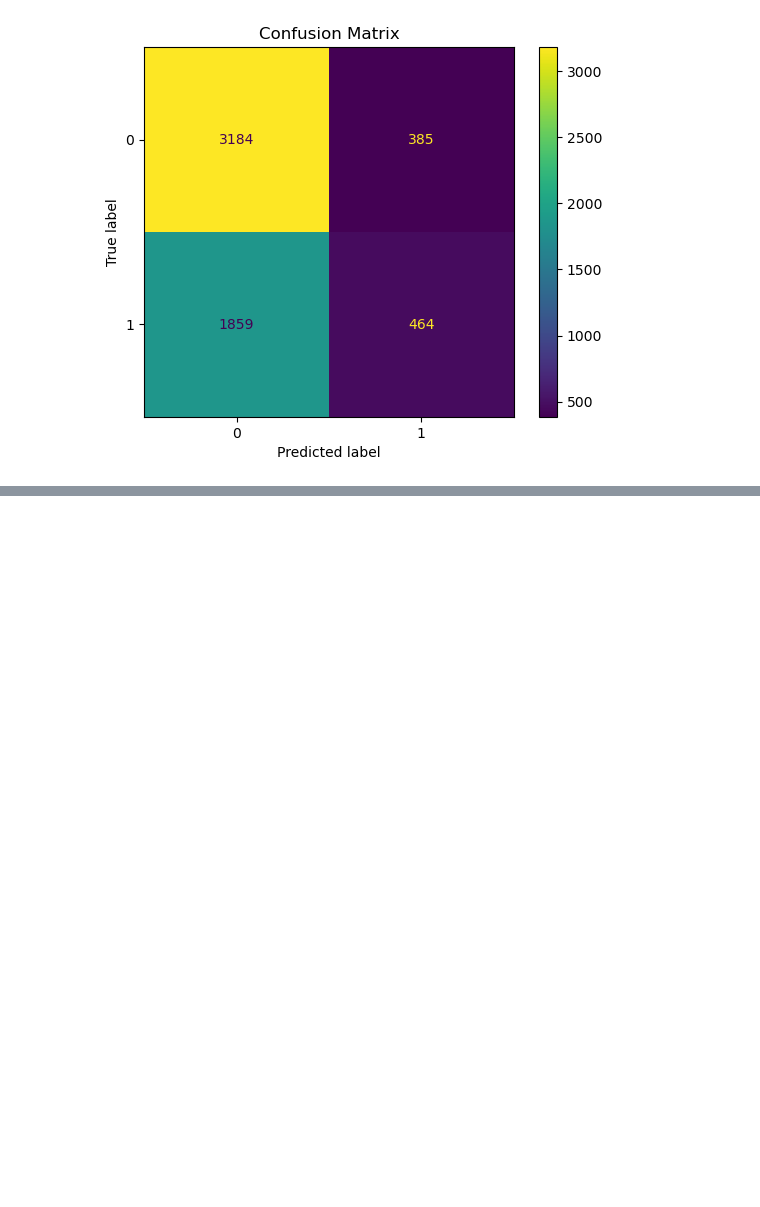
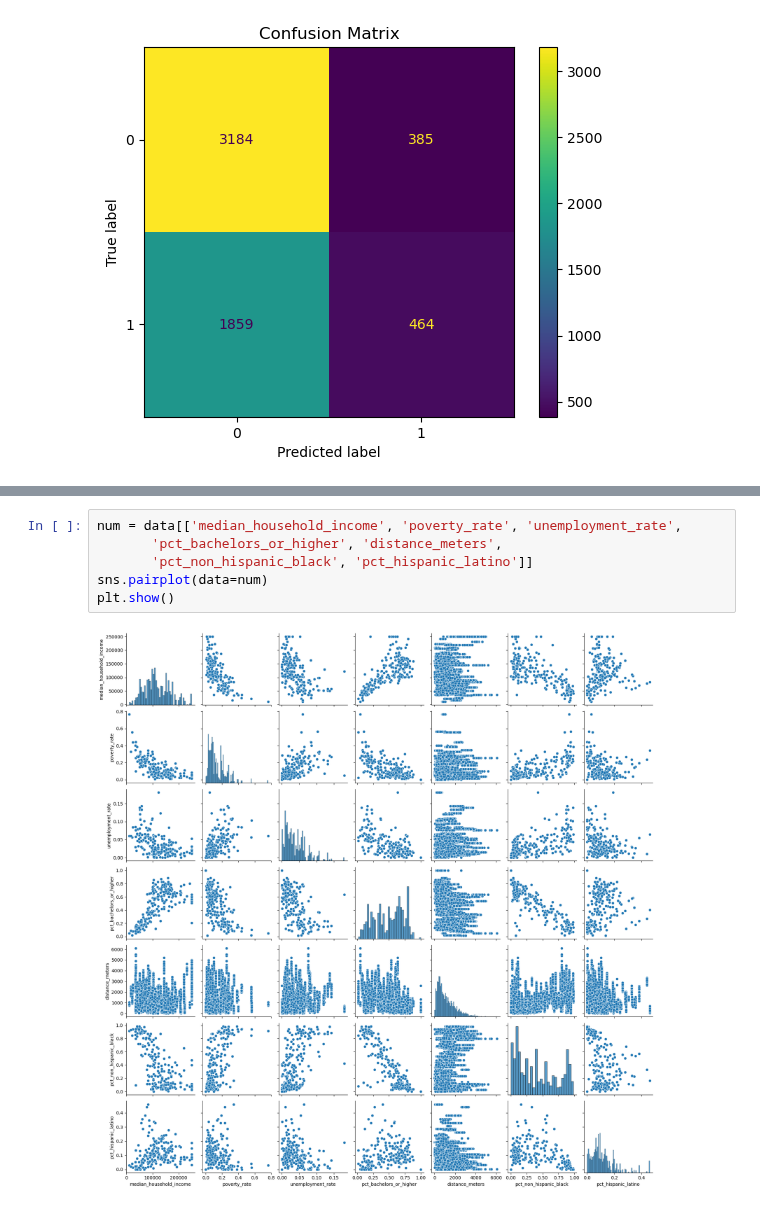
Before and after one commit to iansargent/DC-Metro-Crime, a Jupyter notebook: Scripts/Analysis/plots.ipynb, the cells around one changed output, grey strips where cells are left out. Drawn from its saved outputs; the diff is of its cells as text; blank space fills up the shorter version.

Commit message:
pairplot

```diff
--- a/Scripts/Analysis/plots.ipynb
+++ b/Scripts/Analysis/plots.ipynb
@@ -171,0 +188,8 @@ plt.show()
+# %%
+num = data[['median_household_income', 'poverty_rate', 'unemployment_rate',
+       'pct_bachelors_or_higher', 'distance_meters',
+       'pct_non_hispanic_black', 'pct_hispanic_latino']]
+sns.pairplot(data=num)
+plt.show()
+# %% [output]
+[figure, added]
```
Also changed, not shown: parts of 1 cell of this notebook.
